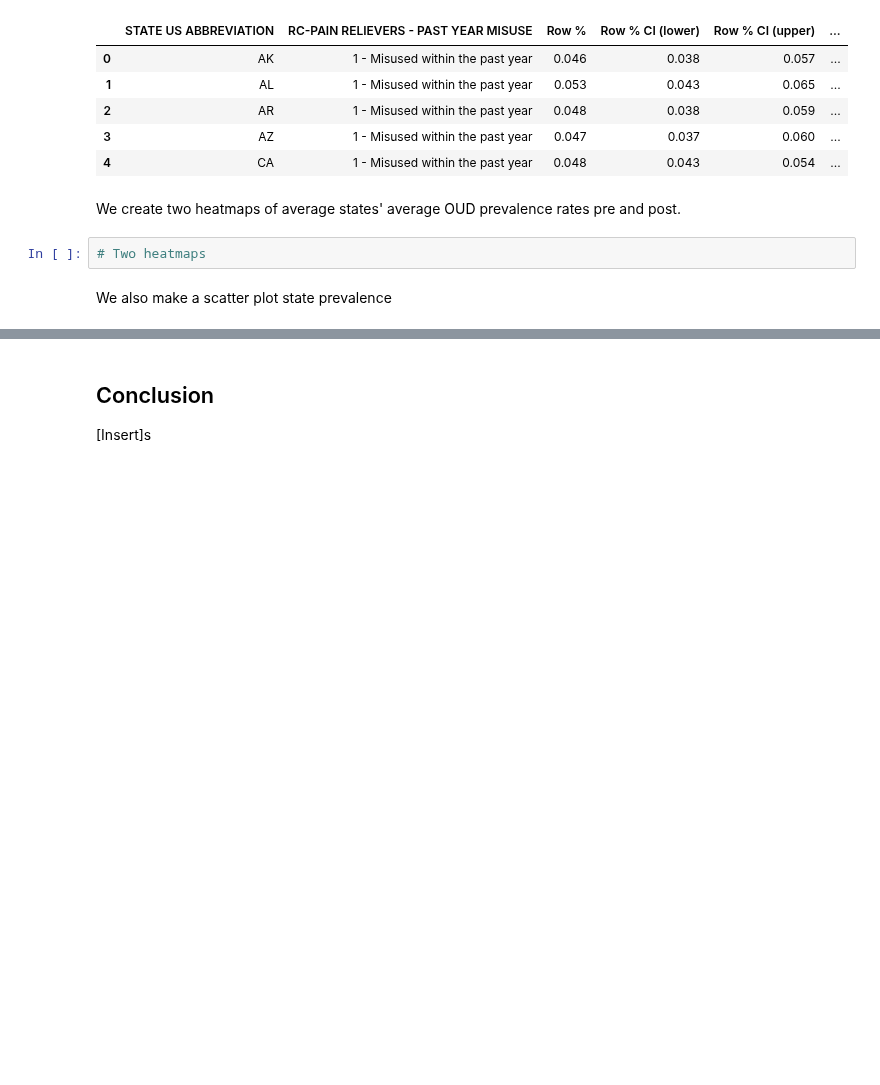
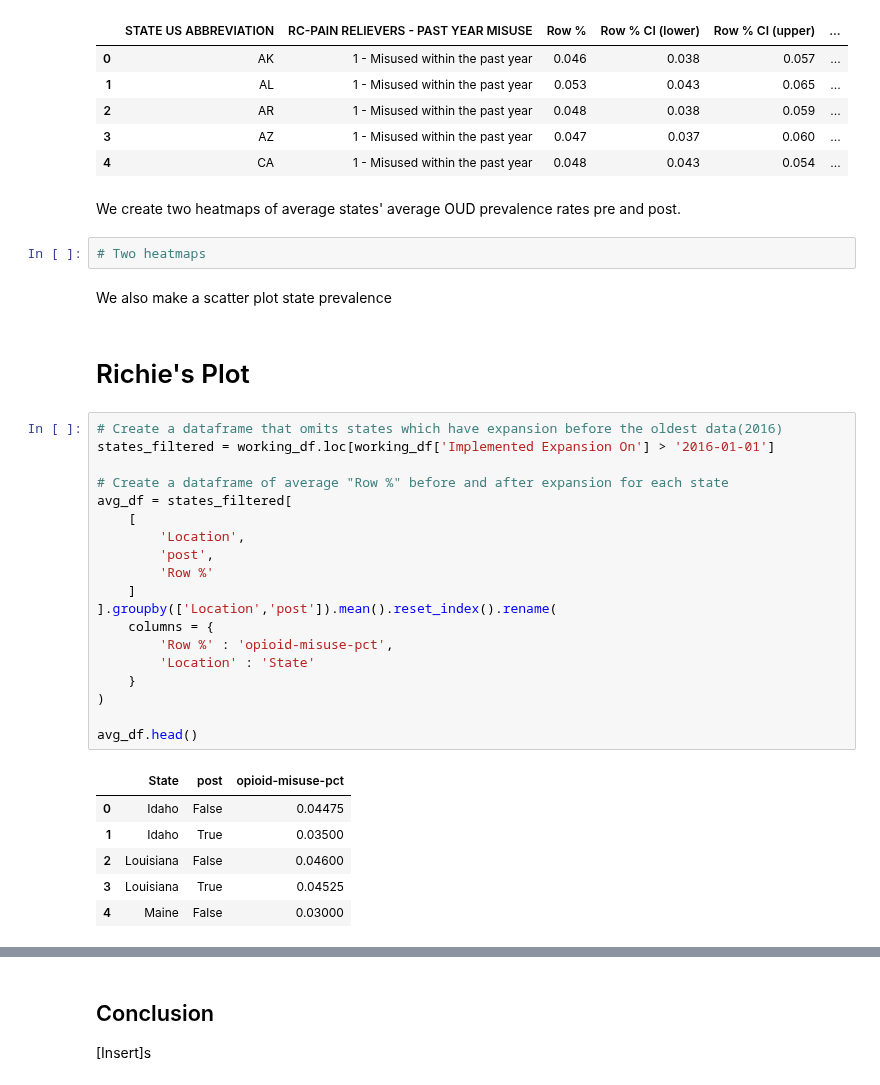
Before and after one commit to riverar9/data-602-final-project, a Jupyter notebook: Final_project_analysis.ipynb, the cells around one changed output, grey strips where cells are left out. Cells and saved outputs as stored; diff of their text form; blank space fills up the shorter version.

```diff
--- a/Final_project_analysis.ipynb
+++ b/Final_project_analysis.ipynb
@@ -354,3 +354,31 @@ We create two heatmaps of average states' average OUD prevalence rates pre and p
 # Two heatmaps
 # %% [markdown]
 We also make a scatter plot state prevalence
+# %% [markdown]
+# Richie's Plot
+# %%
+# Create a dataframe that omits states which have expansion before the oldest data(2016)
+states_filtered = working_df.loc[working_df['Implemented Expansion On'] > '2016-01-01']
+
+# Create a dataframe of average "Row %" before and after expansion for each state
+avg_df = states_filtered[
+    [
+        'Location',
+        'post',
+        'Row %'
+    ]
+].groupby(['Location','post']).mean().reset_index().rename(
+    columns = {
+        'Row %' : 'opioid-misuse-pct',
+        'Location' : 'State'
+    }
+)
+
+avg_df.head()
+# %% [output]
+|  | State | post | opioid-misuse-pct |
+| 0 | Idaho | False | 0.04475 |
+| 1 | Idaho | True | 0.03500 |
+| 2 | Louisiana | False | 0.04600 |
+| 3 | Louisiana | True | 0.04525 |
+| 4 | Maine | False | 0.03000 |
```
Also changed, not shown: parts of 4 cells of this notebook.
